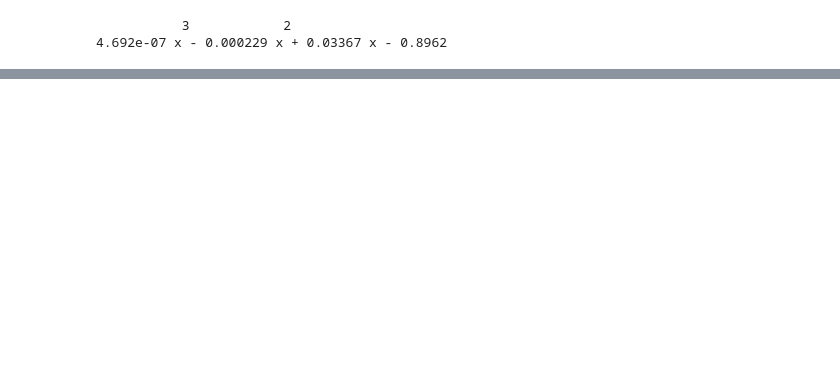
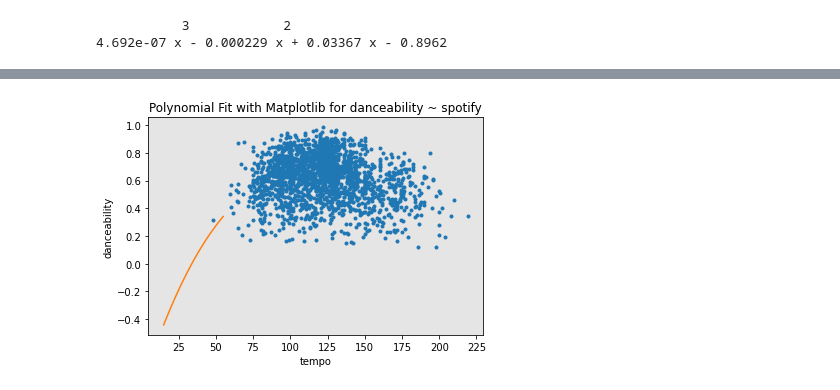
Before and after one commit to mateobivol/project-2, a Jupyter notebook: project_2_part_2.ipynb, the cells around one changed output, grey strips where cells are left out. Saved outputs shown, nothing was run; the diff lists cells and outputs as text; code cells hidden in the pictures; blank space fills up the shorter version.

```diff
--- a/project_2_part_2.ipynb
+++ b/project_2_part_2.ipynb
@@ -171,0 +173,4 @@ print(p)
+# %%
+PlotPolly(p, x, y, 'tempo')
+# %% [output]
+[figure, added]
```
Also changed, not shown: parts of 6 cells of this notebook.
